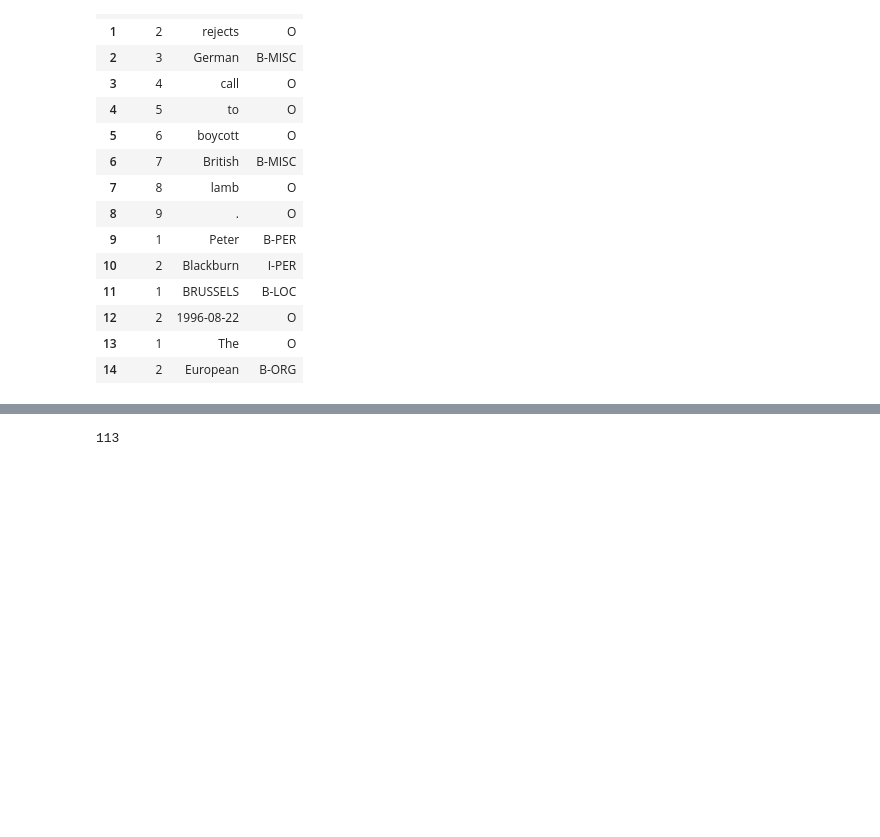
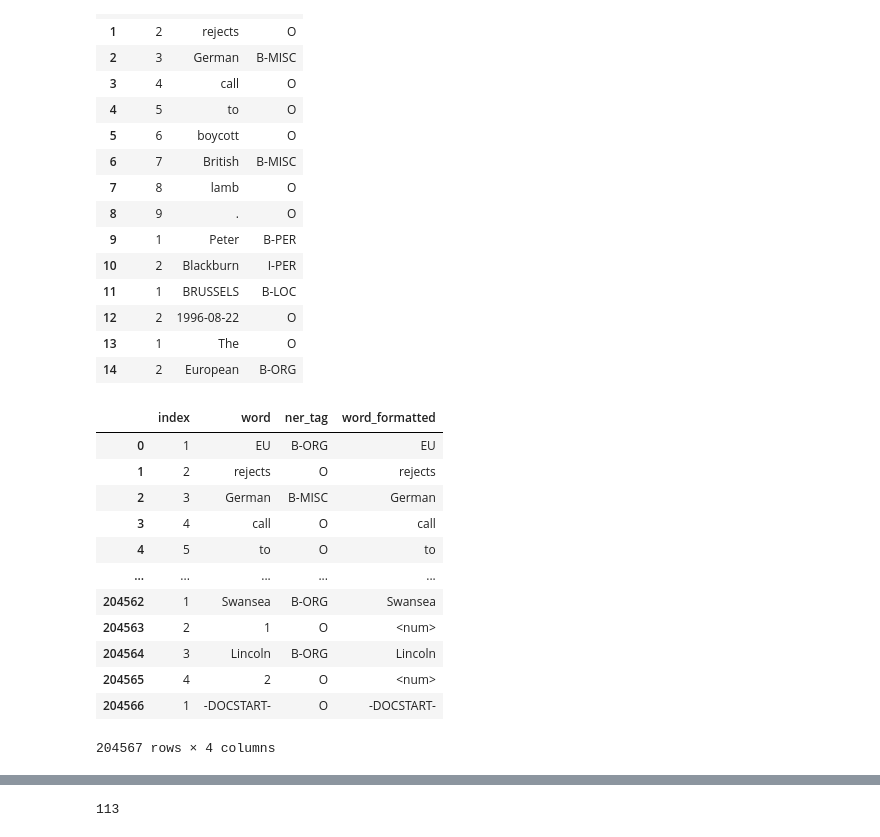
Before and after one commit to brennan6/CSCI-544, a Jupyter notebook: HW4/HW4-CSCI544.ipynb, the cells around one changed output, grey strips where cells are left out. Drawn from its saved outputs; the diff is of its cells as text; code cells hidden in the pictures; blank space fills up the shorter version.

```diff
--- a/HW4/HW4-CSCI544.ipynb
+++ b/HW4/HW4-CSCI544.ipynb
@@ -50,5 +50,25 @@ train_df.head(15)
 | 12 | 2 | 1996-08-22 | O |
 | 13 | 1 | The | O |
 | 14 | 2 | European | B-ORG |
+# %%
+train_df["word_formatted"] = train_df["word"]
+# %%
+train_df.iloc[np.nonzero(train_df["word_formatted"].str.contains(r'\d', regex=True).values)[0],3] = "<num>"
+# %%
+train_df
+# %% [output]
+|  | index | word | ner_tag | word_formatted |
+| 0 | 1 | EU | B-ORG | EU |
+| 1 | 2 | rejects | O | rejects |
+| 2 | 3 | German | B-MISC | German |
+| 3 | 4 | call | O | call |
+| 4 | 5 | to | O | to |
+| ... | ... | ... | ... | ... |
+| 204562 | 1 | Swansea | B-ORG | Swansea |
+| 204563 | 2 | 1 | O | <num> |
+| 204564 | 3 | Lincoln | B-ORG | Lincoln |
+| 204565 | 4 | 2 | O | <num> |
+| 204566 | 1 | -DOCSTART- | O | -DOCSTART- |
+204567 rows × 4 columns
 # %%
 # Slight cleaning on num:
```
Also changed, not shown: parts of 62 cells of this notebook.
